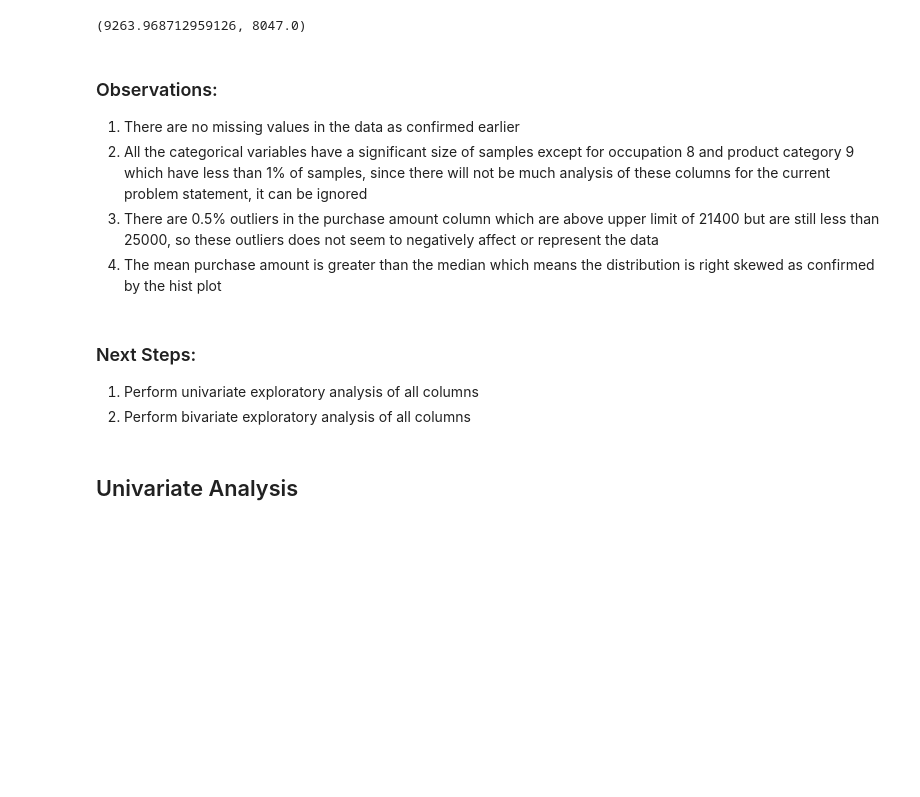
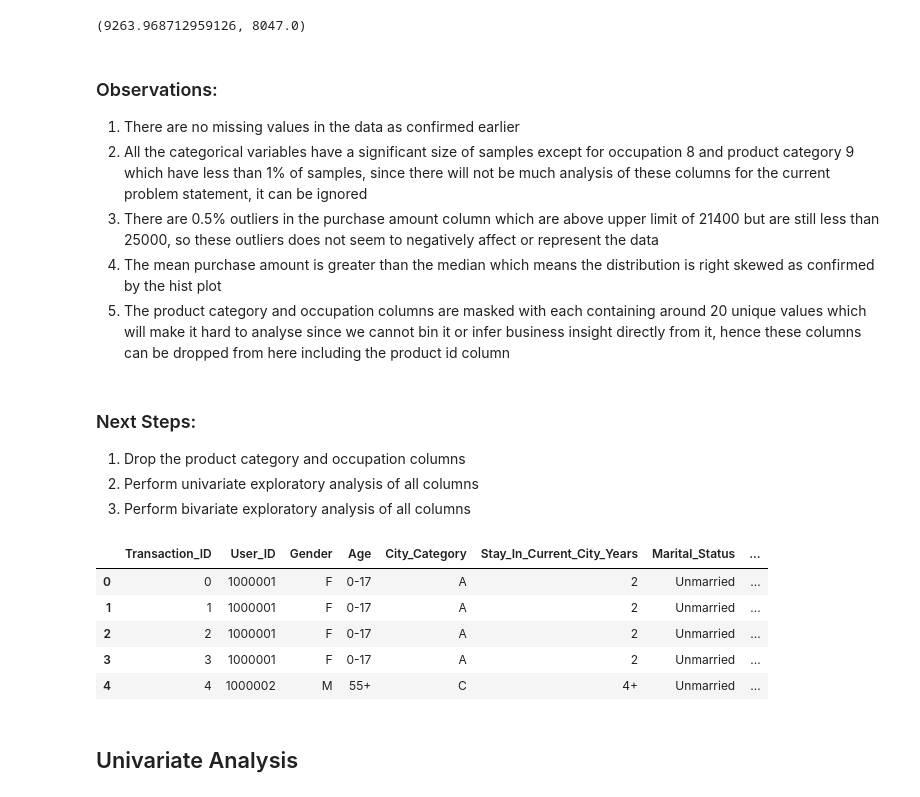
Before and after one commit to lsp-sandeep/ScalerDSML, a Jupyter notebook: Walmart/exploratory_analysis.ipynb, the cells around one changed output. Cells and saved outputs as stored; diff of their text form; code cells hidden in the pictures; blank space fills up the shorter version.

```diff
--- a/Walmart/exploratory_analysis.ipynb
+++ b/Walmart/exploratory_analysis.ipynb
@@ -255,12 +259,22 @@ clean_data['Purchase'].mean(), clean_data['Purchase'].median()
 2. All the categorical variables have a significant size of samples except for occupation 8 and product category 9 which have less than 1% of samples, since there will not be much analysis of these columns for the current problem statement, it can be ignored
 3. There are 0.5% outliers in the purchase amount column which are above upper limit of 21400 but are still less than 25000, so these outliers does not seem to negatively affect or represent the data
 4. The mean purchase amount is greater than the median which means the distribution is right skewed as confirmed by the hist plot
+5. The product category and occupation columns are masked with each containing around 20 unique values which will make it hard to analyse since we cannot bin it or infer business insight directly from it, hence these columns can be dropped from here including the product id column
 # %% [markdown]
 ### Next Steps:
 
-1. Perform univariate exploratory analysis of all columns
-2. Perform bivariate exploratory analysis of all columns
+1. Drop the product category and occupation columns
+2. Perform univariate exploratory analysis of all columns
+3. Perform bivariate exploratory analysis of all columns
+# %%
+analysis_data = clean_data.drop(columns=['Occupation', 'Product_Category', 'Product_ID'])
+analysis_data.head()
+# %% [output]
+|  | Transaction_ID | User_ID | Gender | Age | City_Category | Stay_In_Current_City_Years | Marital_Status | ... |
+| 0 | 0 | 1000001 | F | 0-17 | A | 2 | Unmarried | ... |
+| 1 | 1 | 1000001 | F | 0-17 | A | 2 | Unmarried | ... |
+| 2 | 2 | 1000001 | F | 0-17 | A | 2 | Unmarried | ... |
+| 3 | 3 | 1000001 | F | 0-17 | A | 2 | Unmarried | ... |
+| 4 | 4 | 1000002 | M | 55+ | C | 4+ | Unmarried | ... |
 # %% [markdown]
 ## Univariate Analysis
-# %% [markdown]
-##
```
Also changed, not shown: parts of 4 cells of this notebook.
